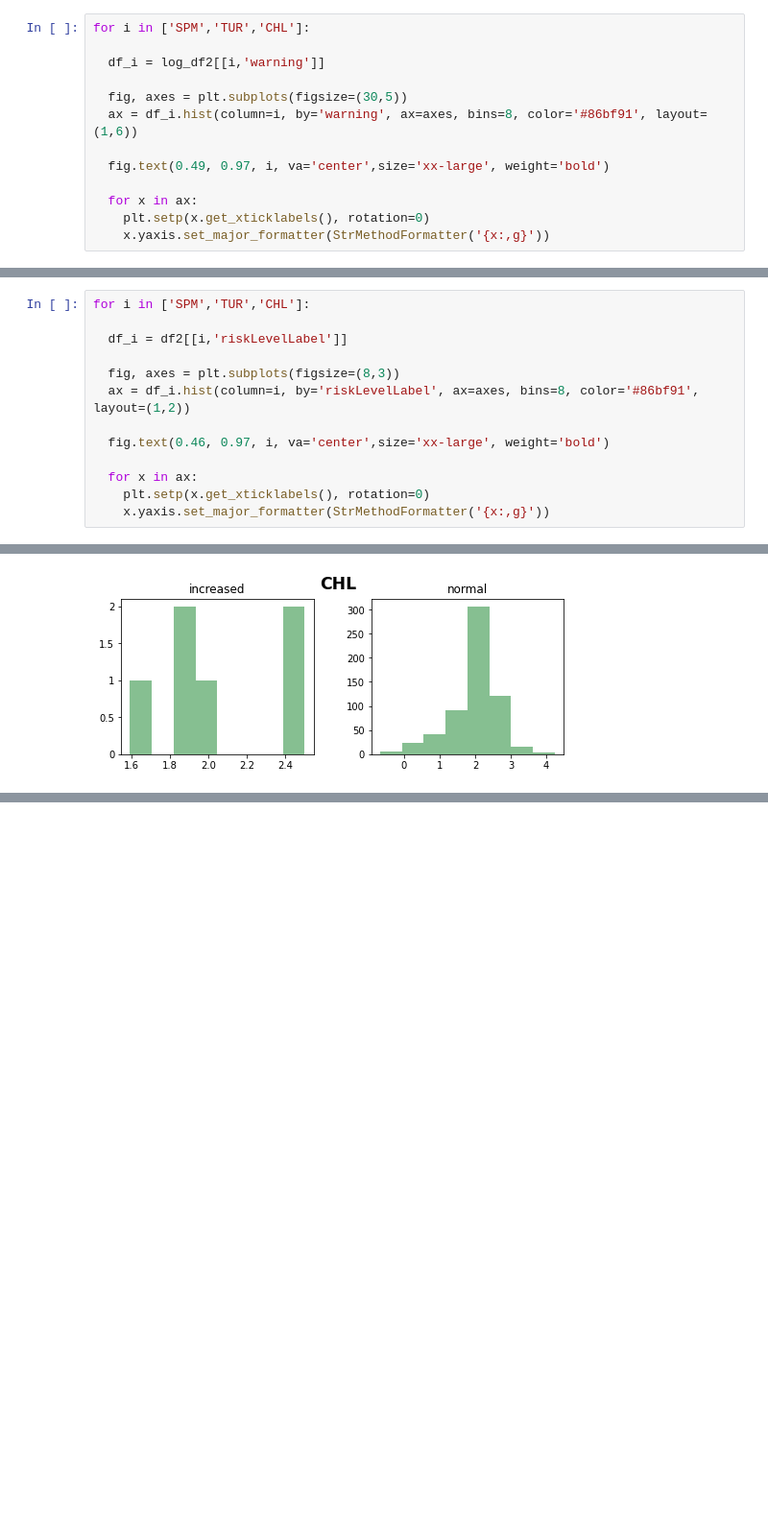
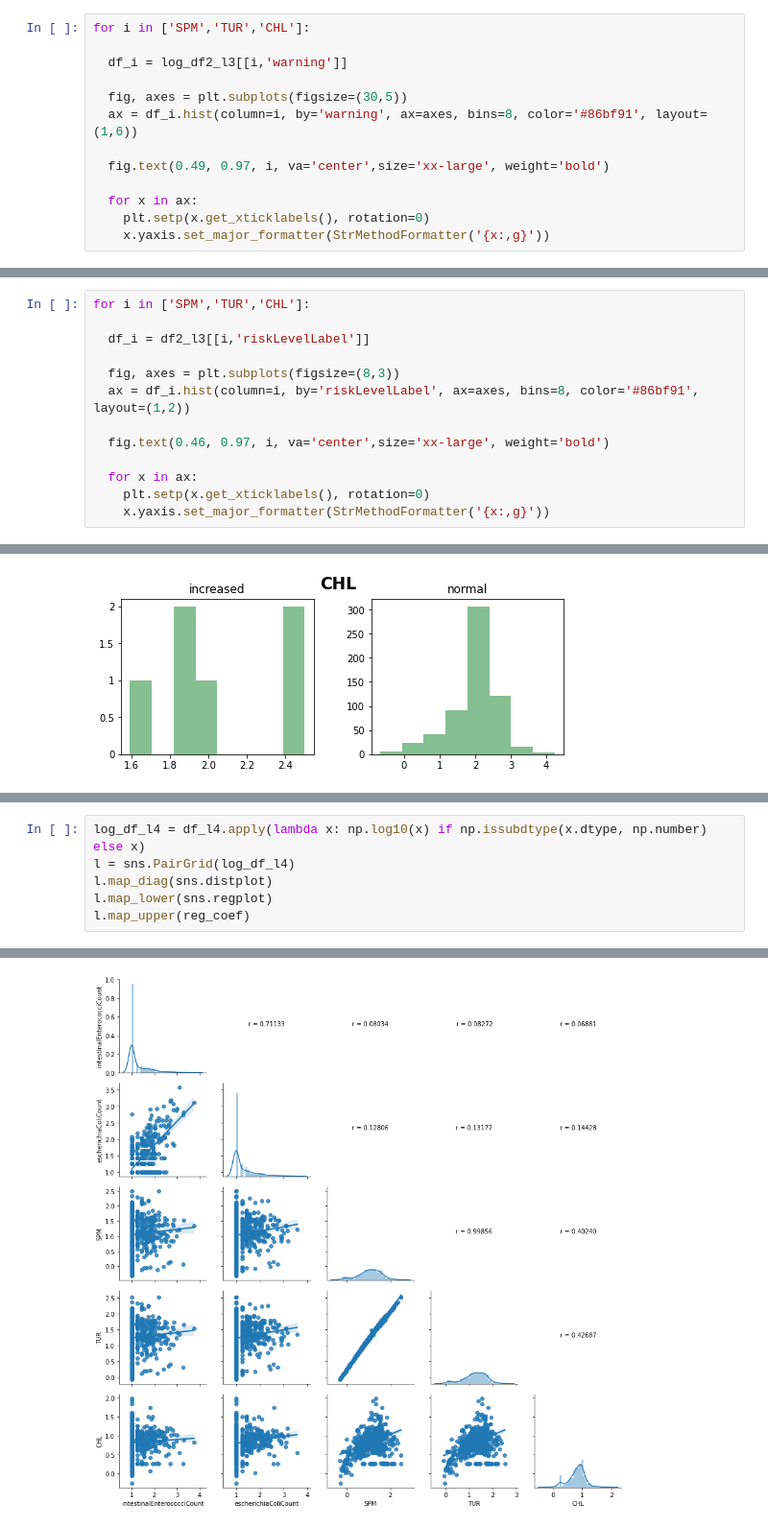
Before and after one commit to gravity948/capstone-project-sewage-pollution, a Jupyter notebook: bathing_water.ipynb, the cells around one changed output, grey strips where cells are left out. Shown at 96% size. Cells and saved outputs as stored; diff of their text form; blank space fills up the shorter version.

```diff
--- a/bathing_water.ipynb
+++ b/bathing_water.ipynb
@@ -253,7 +239,7 @@ log_df2
 # %%
 for i in ['SPM','TUR','CHL']:
 
-  df_i = log_df2[[i,'warning']]
+  df_i = log_df2_l3[[i,'warning']]
 
   fig, axes = plt.subplots(figsize=(30,5))
   ax = df_i.hist(column=i, by='warning', ax=axes, bins=8, color='#86bf91', layout=(1,6))
@@ -272,7 +258,7 @@ for i in ['SPM','TUR','CHL']:
 # %%
 for i in ['SPM','TUR','CHL']:
 
-  df_i = df2[[i,'riskLevelLabel']]
+  df_i = df2_l3[[i,'riskLevelLabel']]
 
   fig, axes = plt.subplots(figsize=(8,3))
   ax = df_i.hist(column=i, by='riskLevelLabel', ax=axes, bins=8, color='#86bf91', layout=(1,2))
@@ -288,0 +345,7 @@ for i in ['SPM','TUR','CHL']:
+# %%
+log_df_l4 = df_l4.apply(lambda x: np.log10(x) if np.issubdtype(x.dtype, np.number) else x)
+l = sns.PairGrid(log_df_l4)
+l.map_diag(sns.distplot)
+l.map_lower(sns.regplot)
+l.map_upper(reg_coef)
+# %% [output]
@@ -288,0 +353 @@ for i in ['SPM','TUR','CHL']:
+[figure, added]
```
Also changed, not shown: parts of 36 cells of this notebook, 2 other files.
